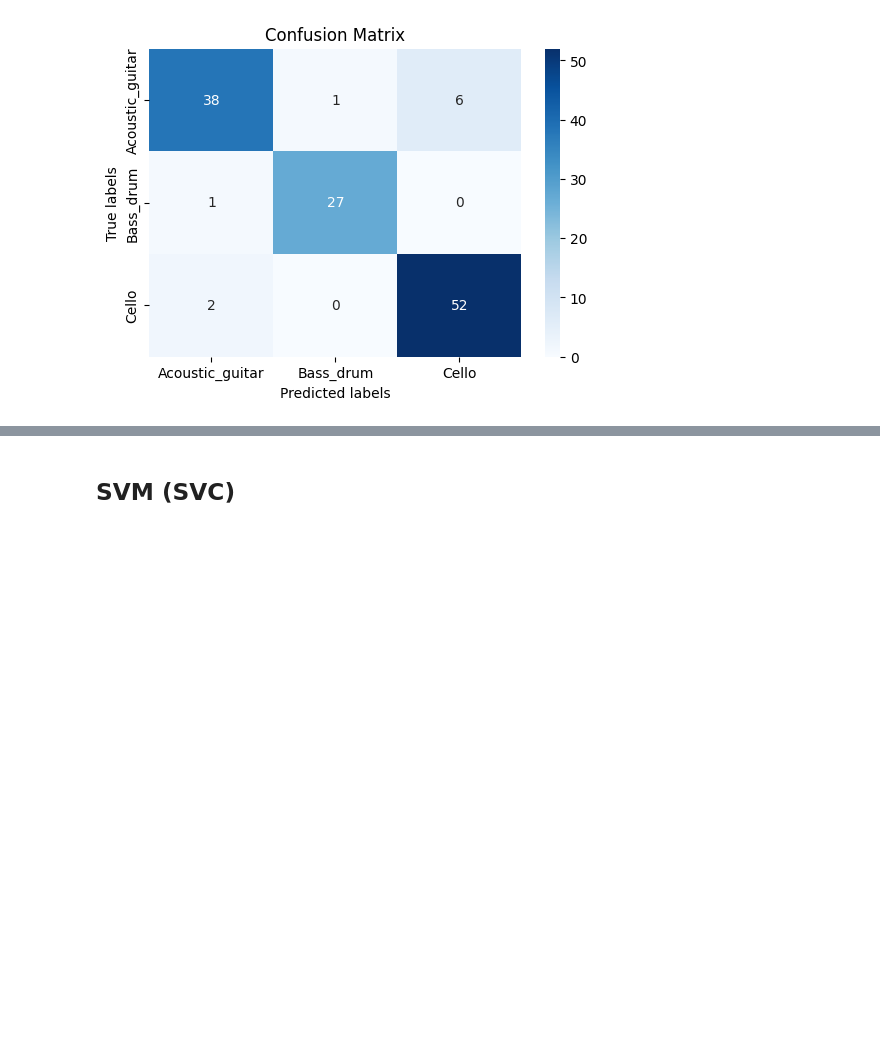
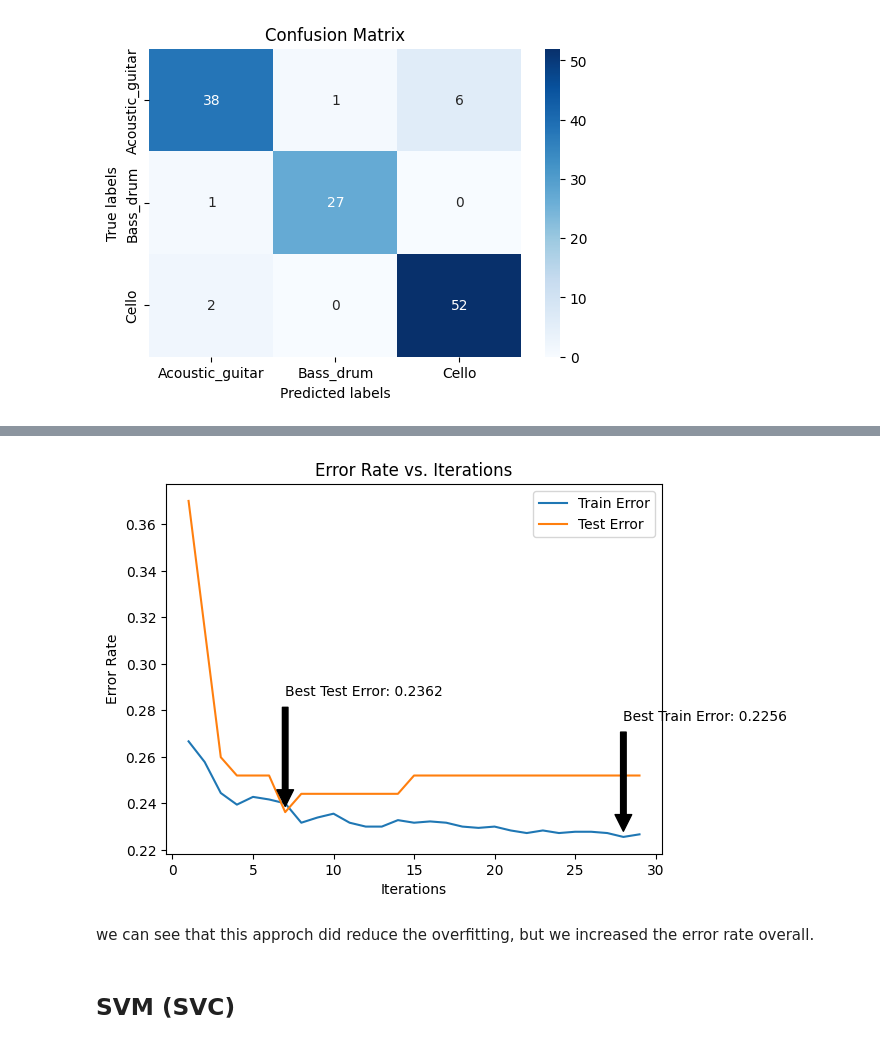
Before and after one commit to ravidkrisi/music_instrument_classification, a Jupyter notebook: Final_Project_Machine_Learning.ipynb, the cells around one changed output, grey strips where cells are left out. Cells and saved outputs as stored; diff of their text form; code cells hidden in the pictures; blank space fills up the shorter version.

```diff
--- a/Final_Project_Machine_Learning.ipynb
+++ b/Final_Project_Machine_Learning.ipynb
@@ -389,3 +460,10 @@ plt.show()
+# %%
+# plot the errors
+plot_error_rates(train_errors, test_errors, best_train_error, best_test_error, best_max_iter_train, best_max_iter_test, range_start, range_end)
+# %% [output]
+[figure, added]
+# %% [markdown]
+we can see that this approch did reduce the overfitting, but we increased the error rate overall.
 # %% [markdown]
 ## SVM (SVC)
 # %% [markdown]
```
Also changed, not shown: parts of 7 cells of this notebook.
